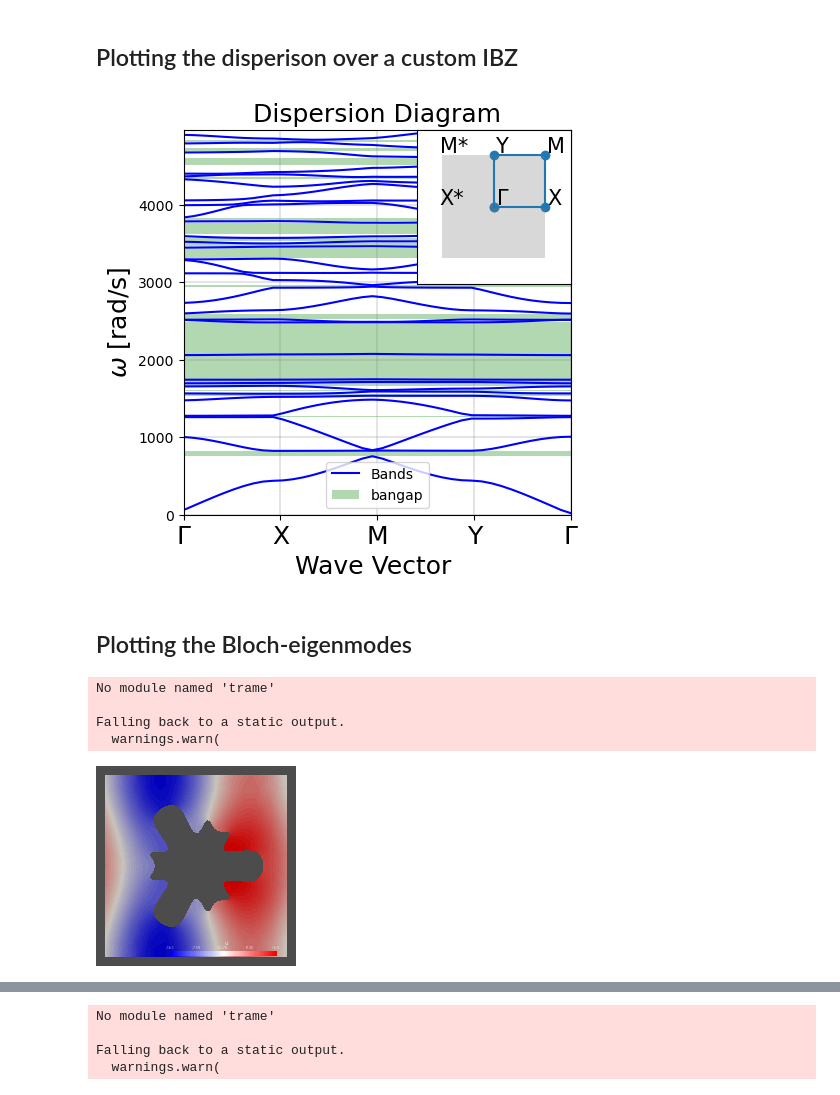
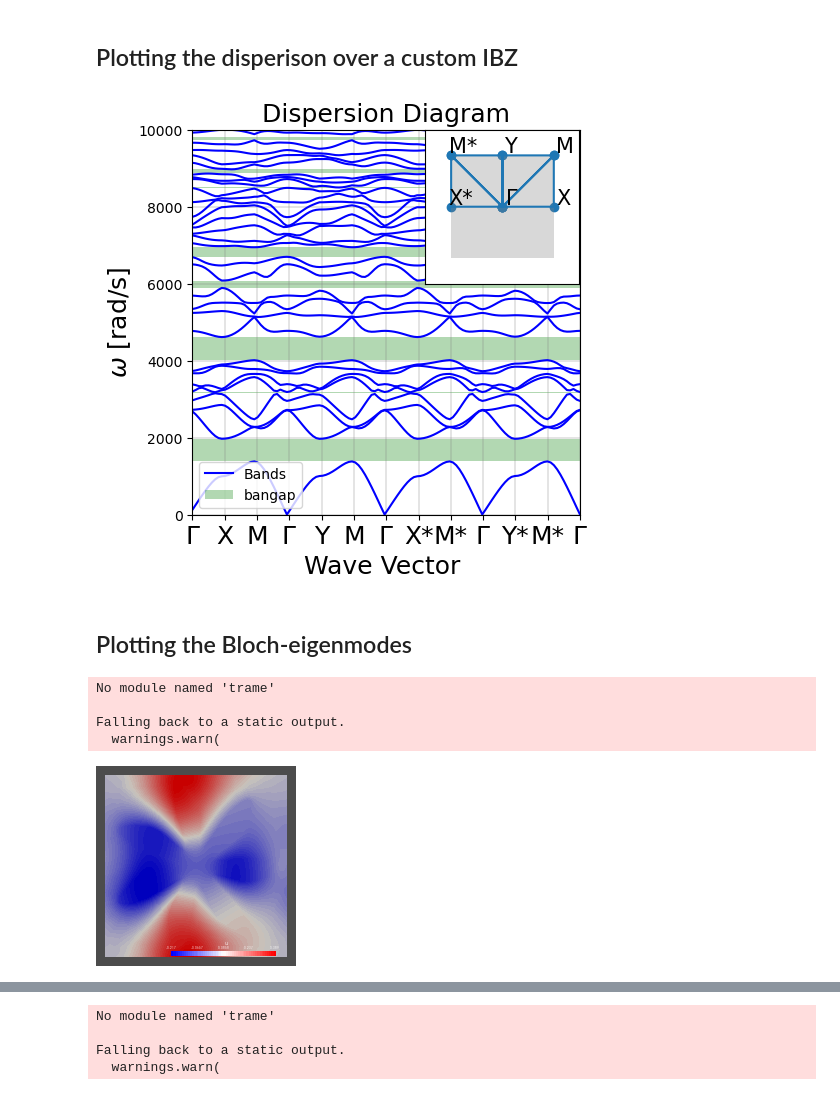
Before and after one commit to jtempelman95/fenonics, a Jupyter notebook: RepoCodes/real_build/TutorialNotebook.ipynb, the cells around one changed output, grey strips where cells are left out. Cells and saved outputs as stored; diff of their text form; code cells hidden in the pictures.

```diff
--- a/RepoCodes/real_build/TutorialNotebook.ipynb
+++ b/RepoCodes/real_build/TutorialNotebook.ipynb
@@ -61,12 +61,12 @@ We start by defining some parameters for the void in our square unit cell
     meshalg          -   Meshing algorithm for gmsh to use
 # %%
 # Meshing parameters
-cut         = True
+cut         = False
 a_len       = .1
-r           = np.array([1.4,.9,0,.8,.6])*a_len*.75
+r           = np.array([1.4,.9,0,.8,1])*a_len*.75
 offset      = 0*np.pi/4
 design_vec  = np.concatenate( (r/a_len, [offset] ))
-Nquads      = 9
+Nquads      = 7
 da                  =   a_len/10
 refinement_level    =   6
 refinement_dist     =   a_len/10
@@ -190,10 +191,10 @@ M  = np.array([np.pi/a_len, np.pi/a_len])
 Y  = np.array([0, np.pi/a_len] )
 Mp = np.array([-np.pi/a_len, np.pi/a_len])
 Xp = np.array([-np.pi/a_len, 0] )
-HSpts = [G, X, M, Y,
-            # G, Y, M,
-            # G, Xp, Mp,
-            # G, Y, Mp,
+HSpts = [G, X, M,
+            G, Y, M,
+            G, Xp, Mp,
+            G, Y, Mp,
             G]
 
 # Define the number of solutiosn per wavevec and number of wavevecs to solve for
@@ -224,31 +227,31 @@ T total....2.617
 # %% [markdown]
 ## Plotting the disperison over a custom IBZ
 # %%
-HS_labels = ['$\Gamma$', 'X', 'M', 'Y',
-                #  '$\Gamma$', 'Y', 'M',
-                #  '$\Gamma$', 'X*', 'M*',
-                #  '$\Gamma$', 'Y*', 'M*',
+HS_labels = ['$\Gamma$', 'X', 'M',
+                 '$\Gamma$', 'Y', 'M',
+                 '$\Gamma$', 'X*', 'M*',
+                 '$\Gamma$', 'Y*', 'M*',
                  '$\Gamma$']
-plt = plotbands(np.array(evals_disp),figsize = (5,5), HSpts = HSpts, HS_labels = HS_labels, a_len = a_len,
-                      KX = KX, KY = KY, inset = True)
+plt = plotbands(np.array(evals_disp), figsize = (5,5), HSpts = HSpts, HS_labels = HS_labels,
+                a_len = a_len, KX = KX, KY = KY, inset = True)
 plt.show()
 # %% [output]
-[figure, old version]
+[figure, new version]
 # %% [markdown]
 ## Plotting the Bloch-eigenmodes
 # %%
 plotter = pyvista.Plotter(shape=(1,1) , window_size=(200,200))
-eval_number = 3
-evec_number = 0
+eval_number = 4
+evec_number = 10
 V = dolfinx.fem.FunctionSpace(mesh,(fspace,1))
 plotter = plotvecs(plotter,V,mpc,evec_all,eval_number, evec_number)
 plotter.show()
 # %% [output]
 No module named 'trame'
 
 Falling back to a static output.
   warnings.warn(
-[figure, old version]
+[figure, new version]
 # %%
 evec_number = 2
 eval_number = 10
```
Also changed, not shown: parts of 5 cells of this notebook, 2 other files.
